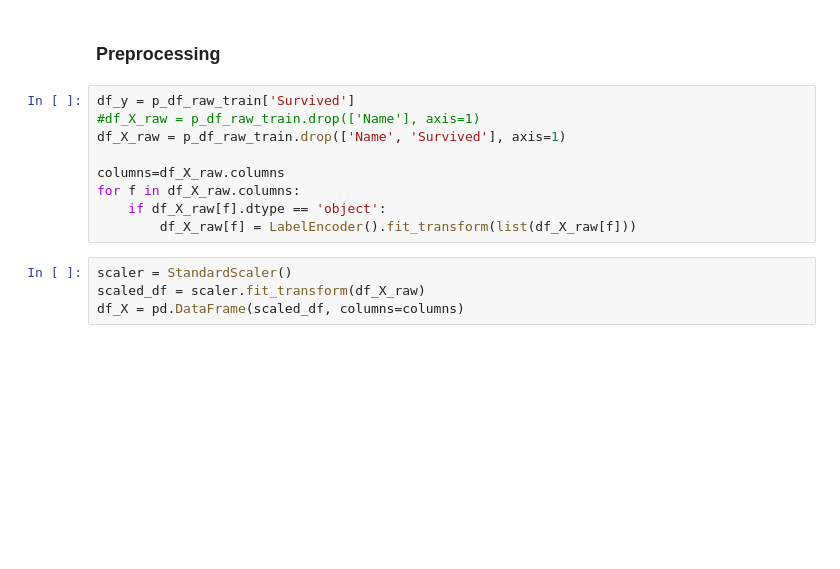
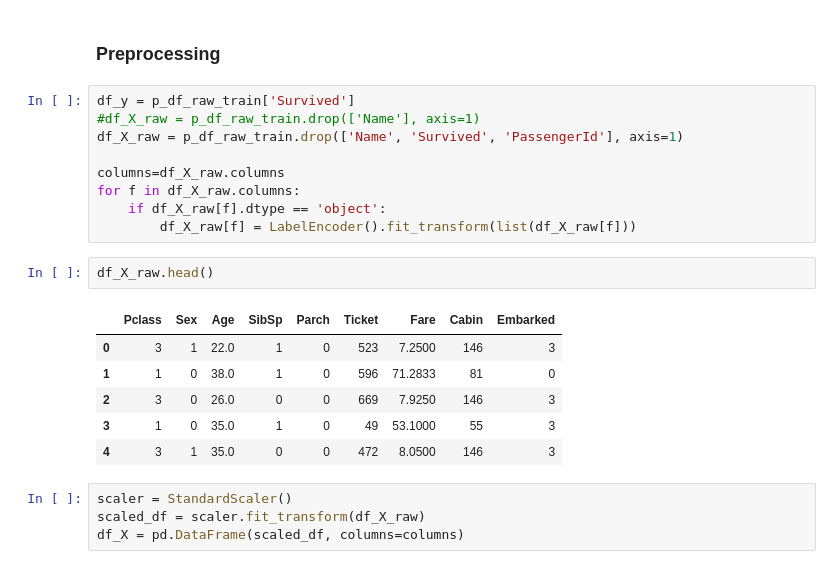
Before and after one commit to wasifmasood/asigmo, a Jupyter notebook: titanic_survivers/logistic_regression.ipynb, the cells around one changed output. Saved outputs shown, nothing was run; the diff lists cells and outputs as text; blank space fills up the shorter version.

```diff
--- a/titanic_survivers/logistic_regression.ipynb
+++ b/titanic_survivers/logistic_regression.ipynb
@@ -49,12 +59,21 @@ sum(y), sum(y)/len(y)*100
 # %%
 df_y = p_df_raw_train['Survived']
 #df_X_raw = p_df_raw_train.drop(['Name'], axis=1)
-df_X_raw = p_df_raw_train.drop(['Name', 'Survived'], axis=1)
+df_X_raw = p_df_raw_train.drop(['Name', 'Survived', 'PassengerId'], axis=1)
 
 columns=df_X_raw.columns
 for f in df_X_raw.columns:
     if df_X_raw[f].dtype == 'object':
         df_X_raw[f] = LabelEncoder().fit_transform(list(df_X_raw[f]))
+# %%
+df_X_raw.head()
+# %% [output]
+|  | Pclass | Sex | Age | SibSp | Parch | Ticket | Fare | Cabin | Embarked |
+| 0 | 3 | 1 | 22.0 | 1 | 0 | 523 | 7.2500 | 146 | 3 |
+| 1 | 1 | 0 | 38.0 | 1 | 0 | 596 | 71.2833 | 81 | 0 |
+| 2 | 3 | 0 | 26.0 | 0 | 0 | 669 | 7.9250 | 146 | 3 |
+| 3 | 1 | 0 | 35.0 | 1 | 0 | 49 | 53.1000 | 55 | 3 |
+| 4 | 3 | 1 | 35.0 | 0 | 0 | 472 | 8.0500 | 146 | 3 |
 # %%
 scaler = StandardScaler()
 scaled_df = scaler.fit_transform(df_X_raw)
```
Also changed, not shown: parts of 18 cells of this notebook, 1 other file.
